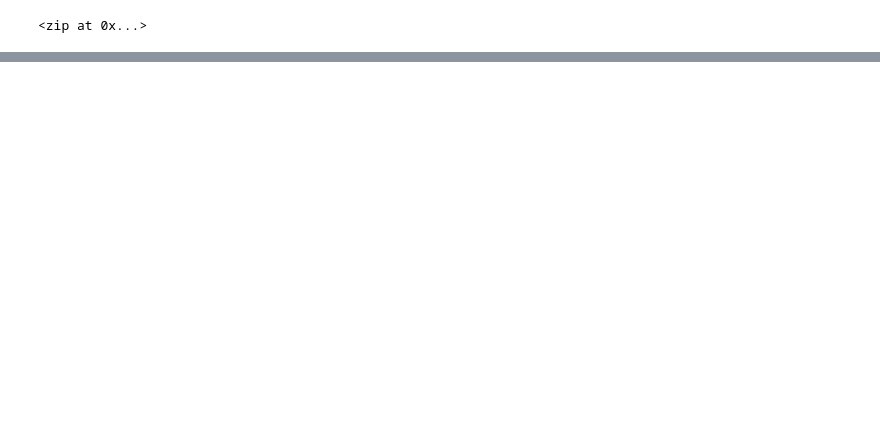
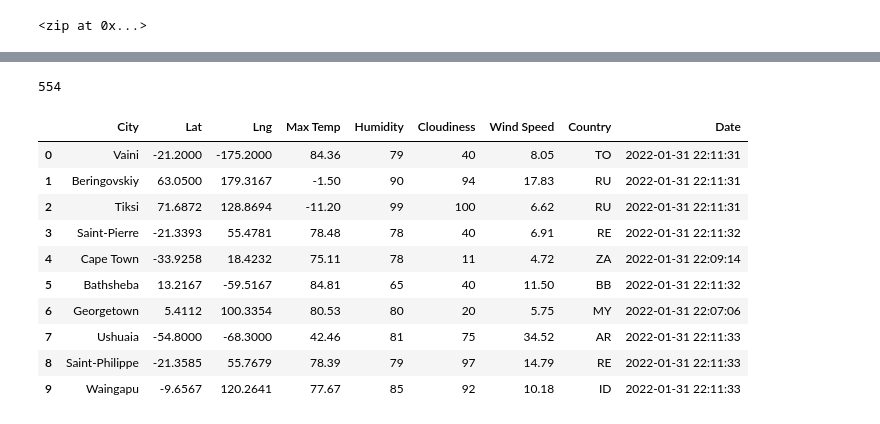
Before and after one commit to LZaack/World_Weather_Analysis, a Jupyter notebook: WeatherPy.ipynb, the cells around one changed output, grey strips where cells are left out. Saved outputs shown, nothing was run; the diff lists cells and outputs as text; code cells hidden in the pictures; blank space fills up the shorter version.

```diff
--- a/WeatherPy.ipynb
+++ b/WeatherPy.ipynb
@@ -33,0 +40,3 @@ len(cities)
+# %%
+# Starting URL for Weather Map API Call.
+url = "http://api.openweathermap.org/data/2.5/weather?units=Imperial&APPID=" + weather_api_key
@@ -33,0 +127,20 @@ len(cities)
+# %%
+len(city_data)
+# %% [output]
+554
+# %%
+# Convert the array of dictionaries to a Pandas DataFrame.
+city_data_df = pd.DataFrame(city_data)
+city_data_df.head(10)
+# %% [output]
+|  | City | Lat | Lng | Max Temp | Humidity | Cloudiness | Wind Speed | Country | Date |
+| 0 | Vaini | -21.2000 | -175.2000 | 84.36 | 79 | 40 | 8.05 | TO | 2022-01-31 22:11:31 |
+| 1 | Beringovskiy | 63.0500 | 179.3167 | -1.50 | 90 | 94 | 17.83 | RU | 2022-01-31 22:11:31 |
+| 2 | Tiksi | 71.6872 | 128.8694 | -11.20 | 99 | 100 | 6.62 | RU | 2022-01-31 22:11:31 |
+| 3 | Saint-Pierre | -21.3393 | 55.4781 | 78.48 | 78 | 40 | 6.91 | RE | 2022-01-31 22:11:32 |
+| 4 | Cape Town | -33.9258 | 18.4232 | 75.11 | 78 | 11 | 4.72 | ZA | 2022-01-31 22:09:14 |
+| 5 | Bathsheba | 13.2167 | -59.5167 | 84.81 | 65 | 40 | 11.50 | BB | 2022-01-31 22:11:32 |
+| 6 | Georgetown | 5.4112 | 100.3354 | 80.53 | 80 | 20 | 5.75 | MY | 2022-01-31 22:07:06 |
+| 7 | Ushuaia | -54.8000 | -68.3000 | 42.46 | 81 | 75 | 34.52 | AR | 2022-01-31 22:11:33 |
+| 8 | Saint-Philippe | -21.3585 | 55.7679 | 78.39 | 79 | 97 | 14.79 | RE | 2022-01-31 22:11:33 |
+| 9 | Waingapu | -9.6567 | 120.2641 | 77.67 | 85 | 92 | 10.18 | ID | 2022-01-31 22:11:33 |
```
Also changed, not shown: parts of 7 cells of this notebook.
